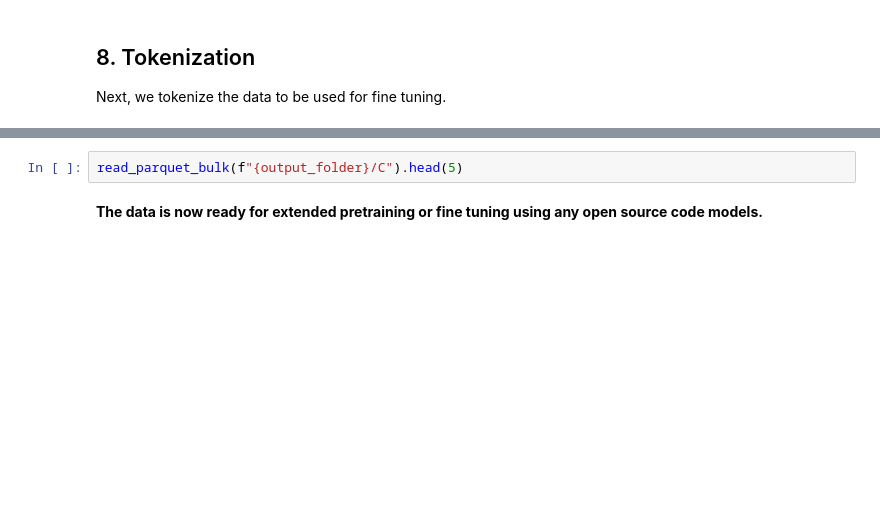
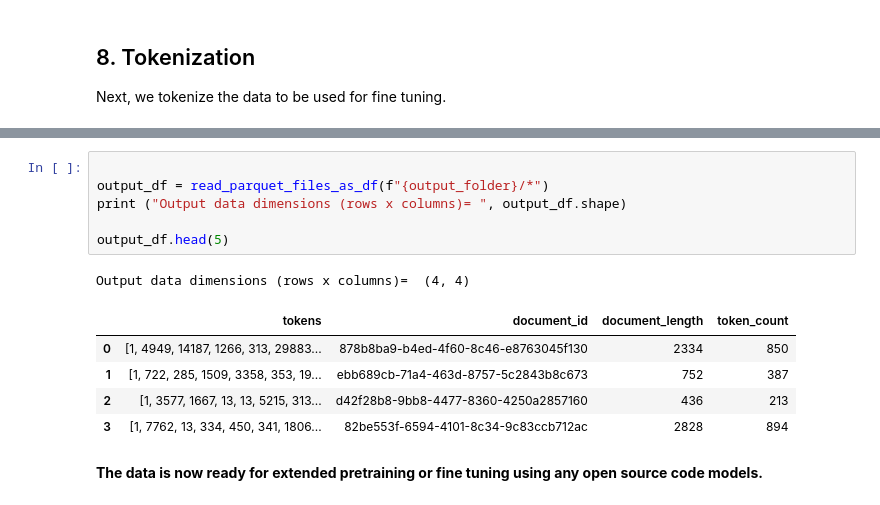
Before and after one commit to santoshborse/pydatanyc2024, a Jupyter notebook: fine-tune-code.ipynb, the cells around one changed output, grey strips where cells are left out. Saved outputs shown, nothing was run; the diff lists cells and outputs as text; blank space fills up the shorter version.

```diff
--- a/fine-tune-code.ipynb
+++ b/fine-tune-code.ipynb
@@ -891,4 +929,15 @@ read_metadata(f"{output_folder}/metadata.json")
-# %%
-read_parquet_bulk(f"{output_folder}/C").head(5)
+# %%
+
+output_df = read_parquet_files_as_df(f"{output_folder}/*")
+print ("Output data dimensions (rows x columns)= ", output_df.shape)
+
+output_df.head(5)
+# %% [output]
+Output data dimensions (rows x columns)=  (4, 4)
+|  | tokens | document_id | document_length | token_count |
+| 0 | [1, 4949, 14187, 1266, 313, 29883... | 878b8ba9-b4ed-4f60-8c46-e8763045f130 | 2334 | 850 |
+| 1 | [1, 722, 285, 1509, 3358, 353, 19... | ebb689cb-71a4-463d-8757-5c2843b8c673 | 752 | 387 |
+| 2 | [1, 3577, 1667, 13, 13, 5215, 313... | d42f28b8-9bb8-4477-8360-4250a2857160 | 436 | 213 |
+| 3 | [1, 7762, 13, 334, 450, 341, 1806... | 82be553f-6594-4101-8c34-9c83ccb712ac | 2828 | 894 |
 # %% [markdown]
 **The data is now ready for extended pretraining or fine tuning using any open source code models.**
```
Also changed, not shown: parts of 4 cells of this notebook.
